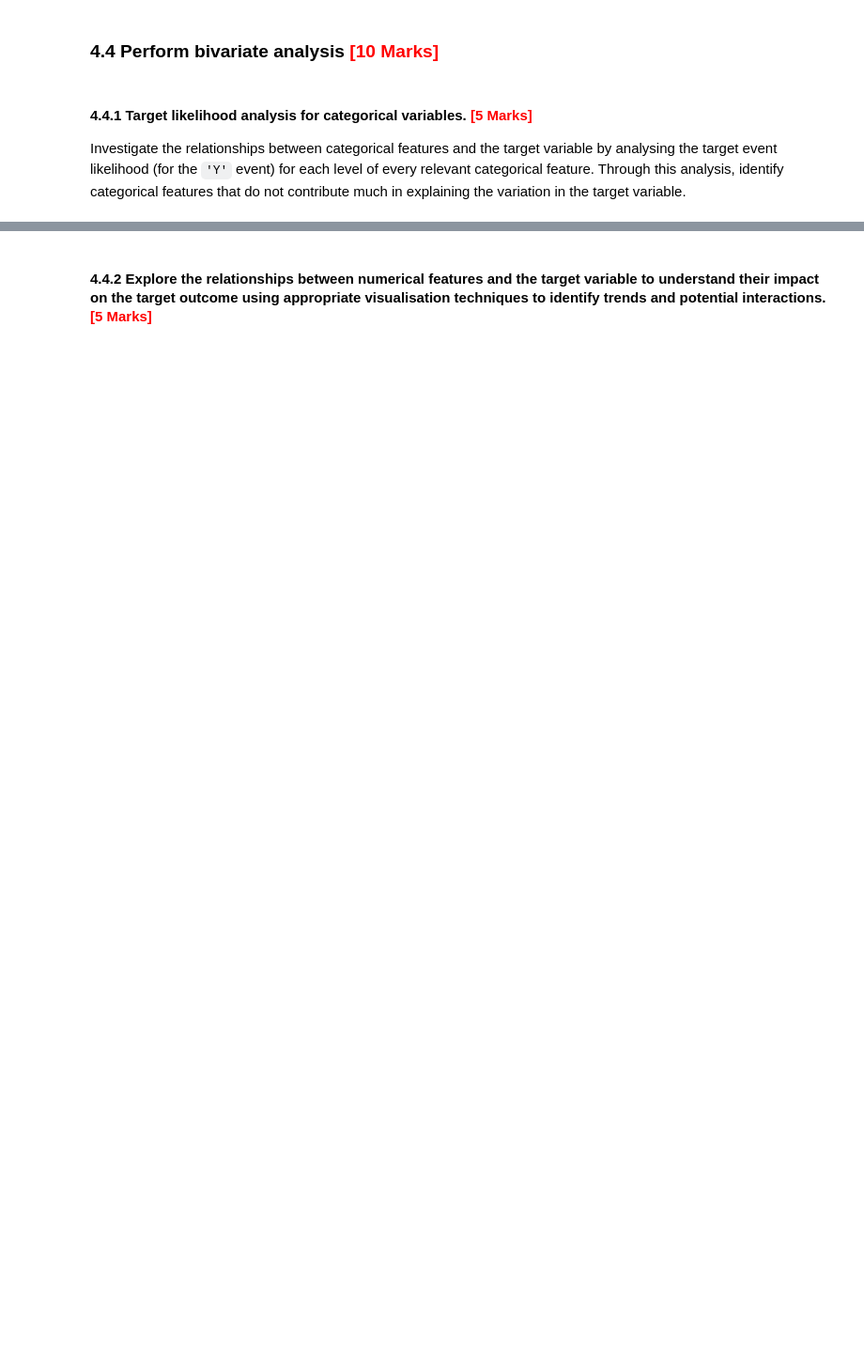
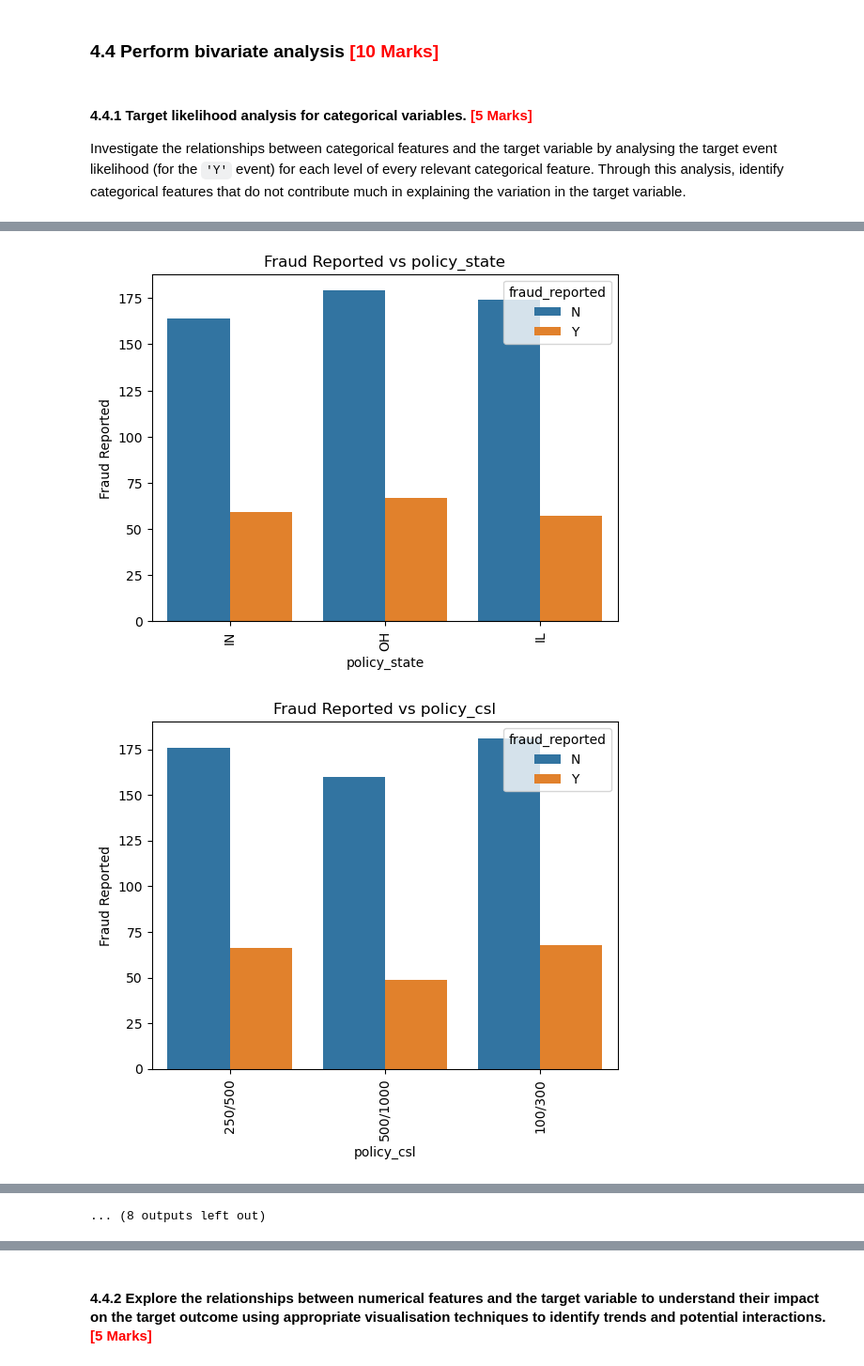
Before and after one commit to narendhar007/fraudclaimdetection, a Jupyter notebook: Fraudulent_Claim_Detection_Starter.ipynb, the cells around one changed output, grey strips where cells are left out. Shown at 94% size. Saved outputs shown, nothing was run; the diff lists cells and outputs as text; code cells hidden in the pictures; blank space fills up the shorter version.

```diff
--- a/Fraudulent_Claim_Detection_Starter.ipynb
+++ b/Fraudulent_Claim_Detection_Starter.ipynb
@@ -864,3 +865,6 @@ plt.show()
 # %% [markdown]
 #### **4.4.1** Target likelihood analysis for categorical variables. <font color="red">[5 Marks]</font>
 Investigate the relationships between categorical features and the target variable by analysing the target event likelihood (for the `'Y'` event) for each level of every relevant categorical feature. Through this analysis, identify categorical features that do not contribute much in explaining the variation in the target variable.
+# %%
+categorical_features = claims_train_X.select_dtypes(exclude=['int64','float64']).columns
+categorical_features
@@ -866,0 +879,14 @@ Investigate the relationships between categorical features and the target variab
+# %%
+# Write a function to calculate and analyse the target variable likelihood for categorical features
+def fraud_likelihood(data, x, title=None, rotation=0) :
+    sns.countplot(x=x, hue=claims_train_y, data=claims_train_X)
+    plt.title(title)
+    plt.ylabel('Fraud Reported')
+    plt.xticks(rotation=rotation)
+    plt.show()
+
+for column in categorical_features:
+    fraud_likelihood(claims_train_X, column, title='Fraud Reported vs '+column, rotation=90)
+# %% [output]
+[figure, added]
+[figure, added]
@@ -866,0 +903 @@ Investigate the relationships between categorical features and the target variab
+... (8 outputs left out)
```
Also changed, not shown: parts of 31 cells of this notebook.
